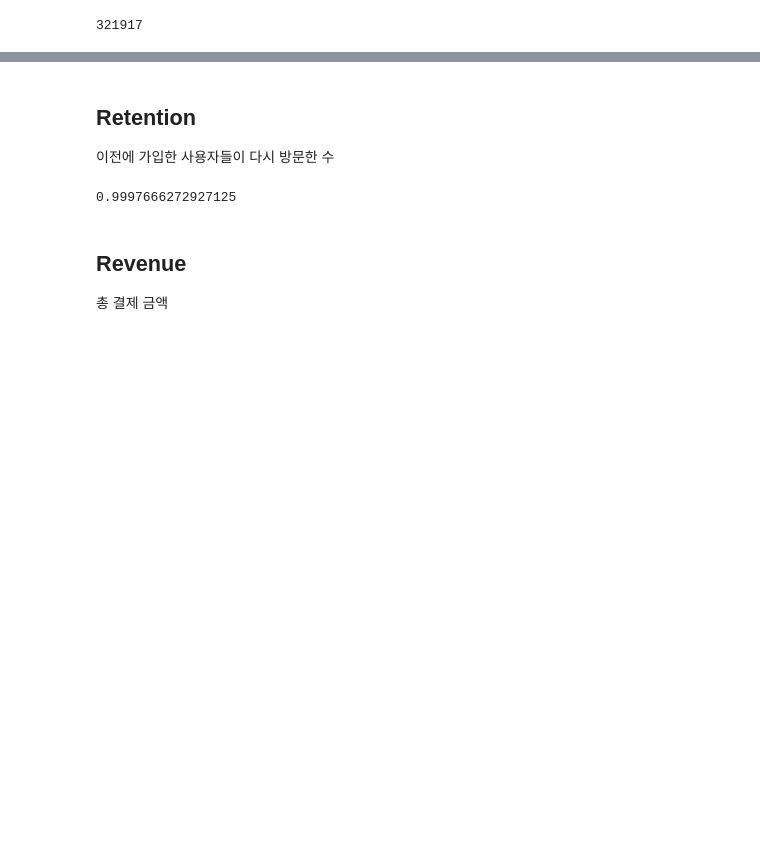
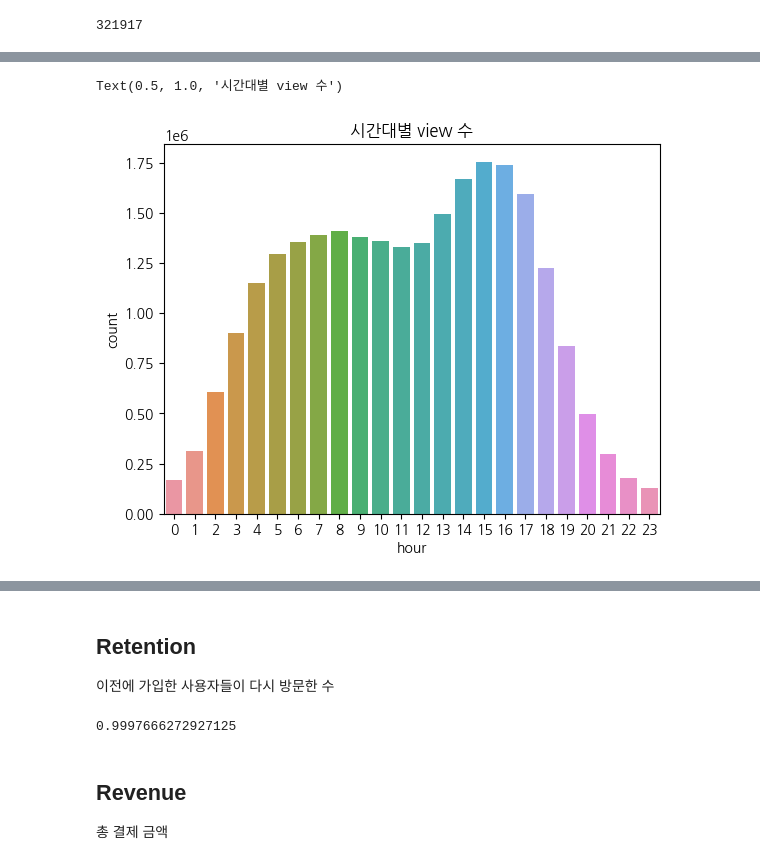
Before and after one commit to joo-none/AI-School-8, a Jupyter notebook: mini_project_3_smartphone_AARRR.ipynb, the cells around one changed output, grey strips where cells are left out. Saved outputs shown, nothing was run; the diff lists cells and outputs as text; code cells hidden in the pictures; blank space fills up the shorter version.

```diff
--- a/mini_project_3_smartphone_AARRR.ipynb
+++ b/mini_project_3_smartphone_AARRR.ipynb
@@ -154,0 +201,9 @@ dtype: int64
+# %%
+# 시간대별 view 수 시각화
+
+df['hour'] = df['event_time'].dt.hour
+sns.countplot(data=df[df['event_type'] == 'view'], x='hour')
+plt.title('시간대별 view 수')
+# %% [output]
+Text(0.5, 1.0, '시간대별 view 수')
+[figure, added]
```
Also changed, not shown: parts of 37 cells of this notebook.
